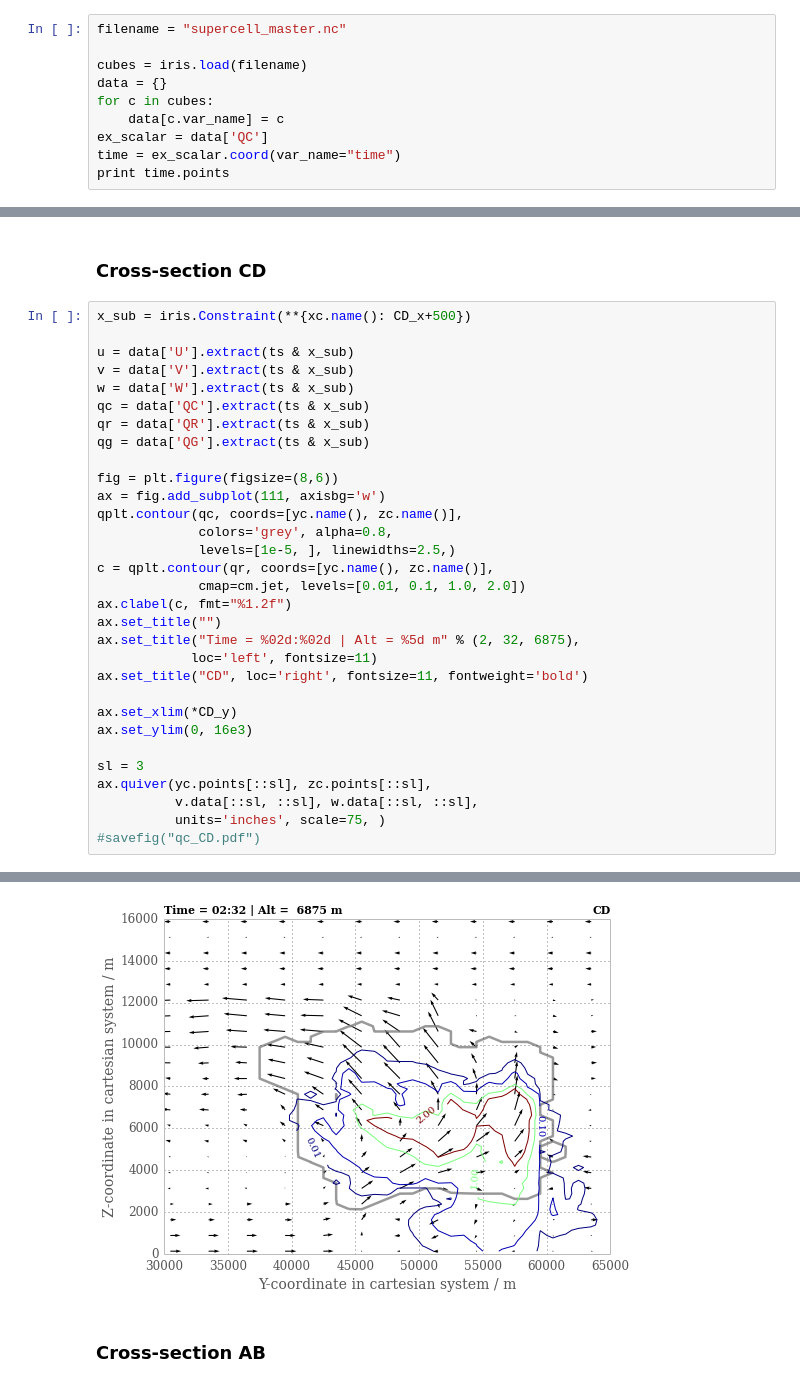
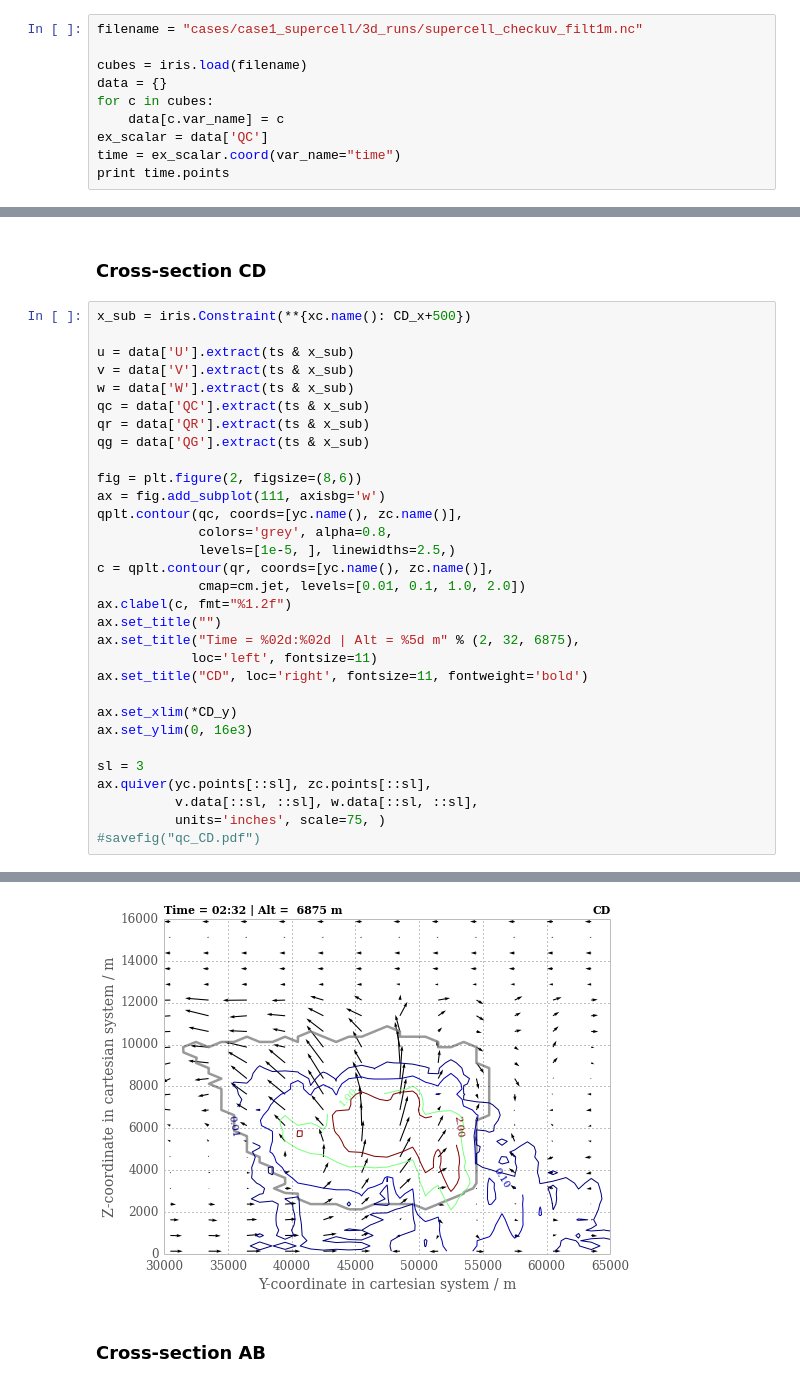
Before and after one commit to darothen/crm-tools, a Jupyter notebook: crm_3D_crosssections.ipynb, the cells around one changed output, grey strips where cells are left out. Drawn from its saved outputs; the diff is of its cells as text.

```diff
--- a/crm_3D_crosssections.ipynb
+++ b/crm_3D_crosssections.ipynb
@@ -17,7 +17,7 @@ Following the analysis by [Kuhlman et al, 2006](http://journals.ametsoc.org/doi/
 
 Read in the CRM netCDF file to analyze using `iris`
 # %%
-filename = "supercell_master.nc"
+filename = "cases/case1_supercell/3d_runs/supercell_checkuv_filt1m.nc"
 
 cubes = iris.load(filename)
 data = {}
@@ -136,7 +142,7 @@ qc = data['QC'].extract(ts & x_sub)
 qr = data['QR'].extract(ts & x_sub)
 qg = data['QG'].extract(ts & x_sub)
 
-fig = plt.figure(figsize=(8,6))
+fig = plt.figure(2, figsize=(8,6))
 ax = fig.add_subplot(111, axisbg='w')
 qplt.contour(qc, coords=[yc.name(), zc.name()],
              colors='grey', alpha=0.8,
@@ -161,4 +168,4 @@ ax.quiver(yc.points[::sl], zc.points[::sl],
-[figure, old version]
+[figure, new version]
 # %% [markdown]
 ### Cross-section AB
 # %%
```
Also changed, not shown: parts of 7 cells of this notebook, 2 other files.
